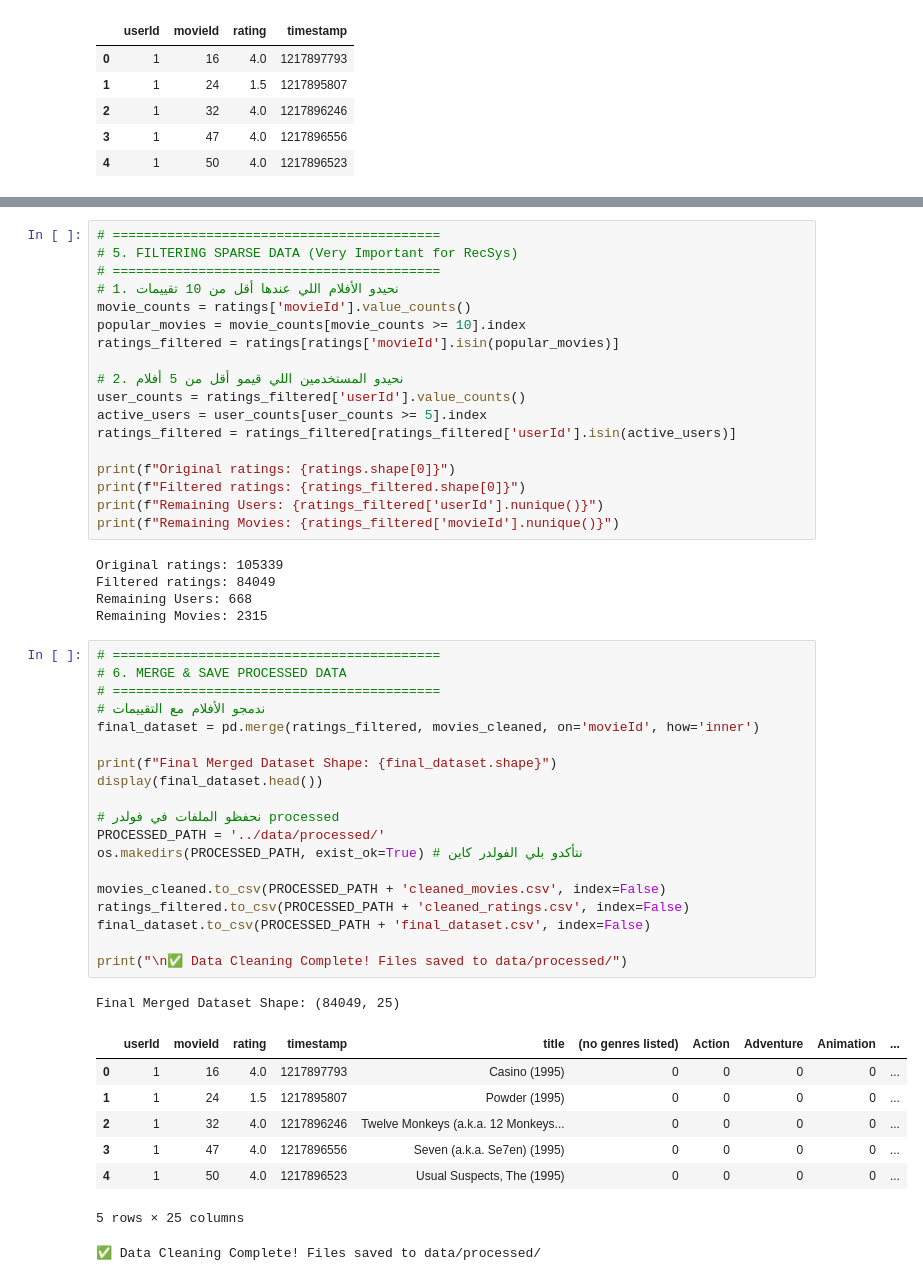
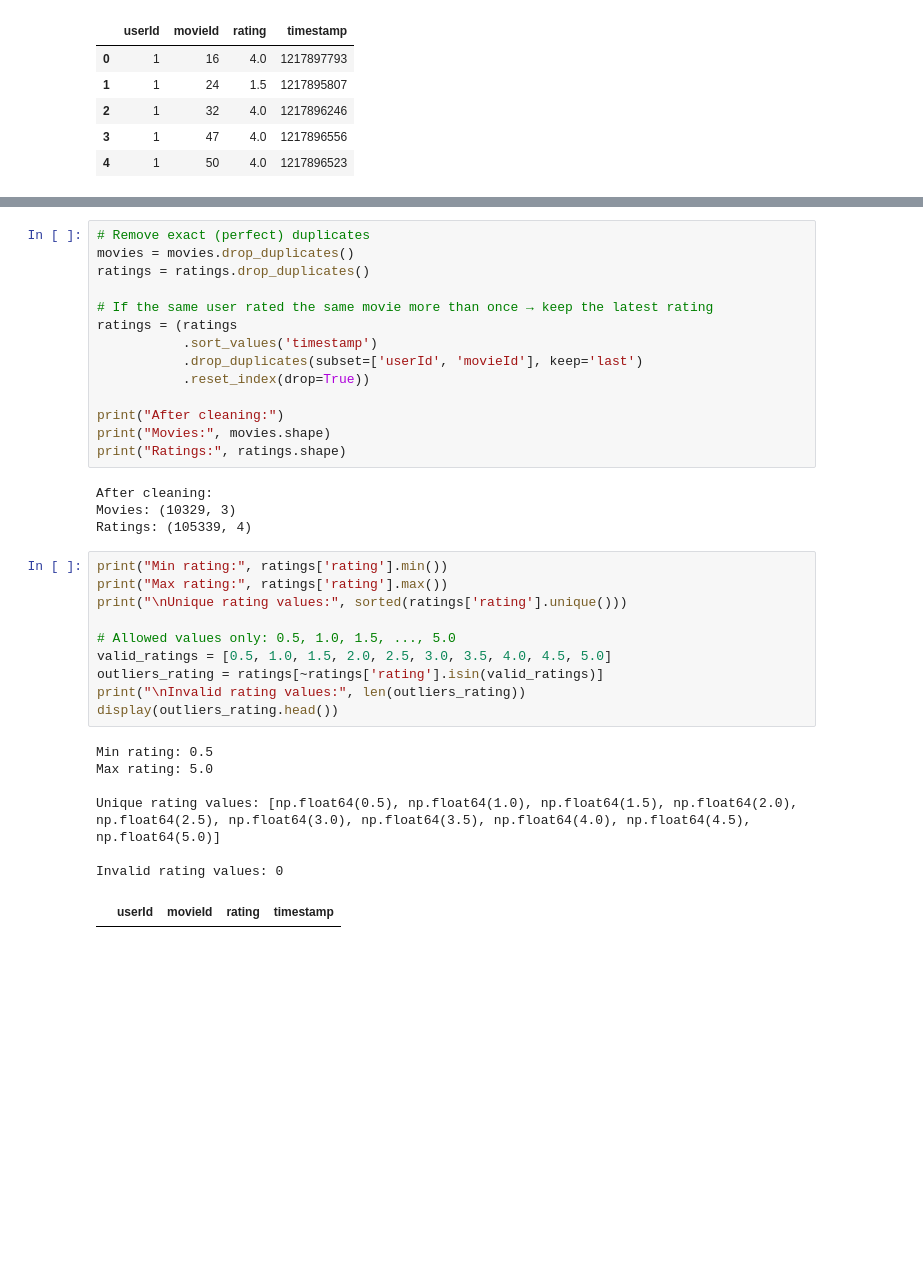
Before and after one commit to malakbzd/Movie-recommendation-system, a Jupyter notebook: Backend/notebooks/01_data_cleaning.ipynb, the cells around one changed output, grey strips where cells are left out. Drawn from its saved outputs; the diff is of its cells as text; blank space fills up the shorter version.

```diff
--- a/Backend/notebooks/01_data_cleaning.ipynb
+++ b/Backend/notebooks/01_data_cleaning.ipynb
@@ -176,52 +160,36 @@ Ratings cleaned. New shape: (105339, 4)
 # %%
-# ==========================================
-# 5. FILTERING SPARSE DATA (Very Important for RecSys)
-# ==========================================
-# 1. نحيدو الأفلام اللي عندها أقل من 10 تقييمات
-movie_counts = ratings['movieId'].value_counts()
-popular_movies = movie_counts[movie_counts >= 10].index
-ratings_filtered = ratings[ratings['movieId'].isin(popular_movies)]
+# Remove exact (perfect) duplicates
+movies = movies.drop_duplicates()
+ratings = ratings.drop_duplicates()
 
-# 2. نحيدو المستخدمين اللي قيمو أقل من 5 أفلام
-user_counts = ratings_filtered['userId'].value_counts()
-active_users = user_counts[user_counts >= 5].index
-ratings_filtered = ratings_filtered[ratings_filtered['userId'].isin(active_users)]
+# If the same user rated the same movie more than once → keep the latest rating
+ratings = (ratings
+           .sort_values('timestamp')
+           .drop_duplicates(subset=['userId', 'movieId'], keep='last')
+           .reset_index(drop=True))
 
-print(f"Original ratings: {ratings.shape[0]}")
-print(f"Filtered ratings: {ratings_filtered.shape[0]}")
-print(f"Remaining Users: {ratings_filtered['userId'].nunique()}")
-print(f"Remaining Movies: {ratings_filtered['movieId'].nunique()}")
+print("After cleaning:")
+print("Movies:", movies.shape)
+print("Ratings:", ratings.shape)
 # %% [output]
-Original ratings: 105339
-Filtered ratings: 84049
-Remaining Users: 668
-Remaining Movies: 2315
+After cleaning:
+Movies: (10329, 3)
+Ratings: (105339, 4)
 # %%
-# ==========================================
-# 6. MERGE & SAVE PROCESSED DATA
-# ==========================================
-# ندمجو الأفلام مع التقييمات
-final_dataset = pd.merge(ratings_filtered, movies_cleaned, on='movieId', how='inner')
+print("Min rating:", ratings['rating'].min())
+print("Max rating:", ratings['rating'].max())
+print("\nUnique rating values:", sorted(ratings['rating'].unique()))
 
-print(f"Final Merged Dataset Shape: {final_dataset.shape}")
-display(final_dataset.head())
-
-# نحفظو الملفات في فولدر processed
-PROCESSED_PATH = '../data/processed/'
-os.makedirs(PROCESSED_PATH, exist_ok=True) # نتأكدو بلي الفولدر كاين
-
-movies_cleaned.to_csv(PROCESSED_PATH + 'cleaned_movies.csv', index=False)
-ratings_filtered.to_csv(PROCESSED_PATH + 'cleaned_ratings.csv', index=False)
-final_dataset.to_csv(PROCESSED_PATH + 'final_dataset.csv', index=False)
-
-print("\n✅ Data Cleaning Complete! Files saved to data/processed/")
+# Allowed values only: 0.5, 1.0, 1.5, ..., 5.0
+valid_ratings = [0.5, 1.0, 1.5, 2.0, 2.5, 3.0, 3.5, 4.0, 4.5, 5.0]
+outliers_rating = ratings[~ratings['rating'].isin(valid_ratings)]
+print("\nInvalid rating values:", len(outliers_rating))
+display(outliers_rating.head())
 # %% [output]
-Final Merged Dataset Shape: (84049, 25)
+Min rating: 0.5
+Max rating: 5.0
+
+Unique rating values: [np.float64(0.5), np.float64(1.0), np.float64(1.5), np.float64(2.0), np.float64(2.5), np.float64(3.0), np.float64(3.5), np.float64(4.0), np.float64(4.5), np.float64(5.0)]
+
+Invalid rating values: 0
-|  | userId | movieId | rating | timestamp | title | (no genres listed) | Action | Adventure | Animation | ... |
-| 0 | 1 | 16 | 4.0 | 1217897793 | Casino (1995) | 0 | 0 | 0 | 0 | ... |
-| 1 | 1 | 24 | 1.5 | 1217895807 | Powder (1995) | 0 | 0 | 0 | 0 | ... |
-| 2 | 1 | 32 | 4.0 | 1217896246 | Twelve Monkeys (a.k.a. 12 Monkeys... | 0 | 0 | 0 | 0 | ... |
-| 3 | 1 | 47 | 4.0 | 1217896556 | Seven (a.k.a. Se7en) (1995) | 0 | 0 | 0 | 0 | ... |
-| 4 | 1 | 50 | 4.0 | 1217896523 | Usual Suspects, The (1995) | 0 | 0 | 0 | 0 | ... |
+|  | userId | movieId | rating | timestamp |
-5 rows × 25 columns
-✅ Data Cleaning Complete! Files saved to data/processed/
```
Also changed, not shown: parts of 12 cells of this notebook, 4 other files.
